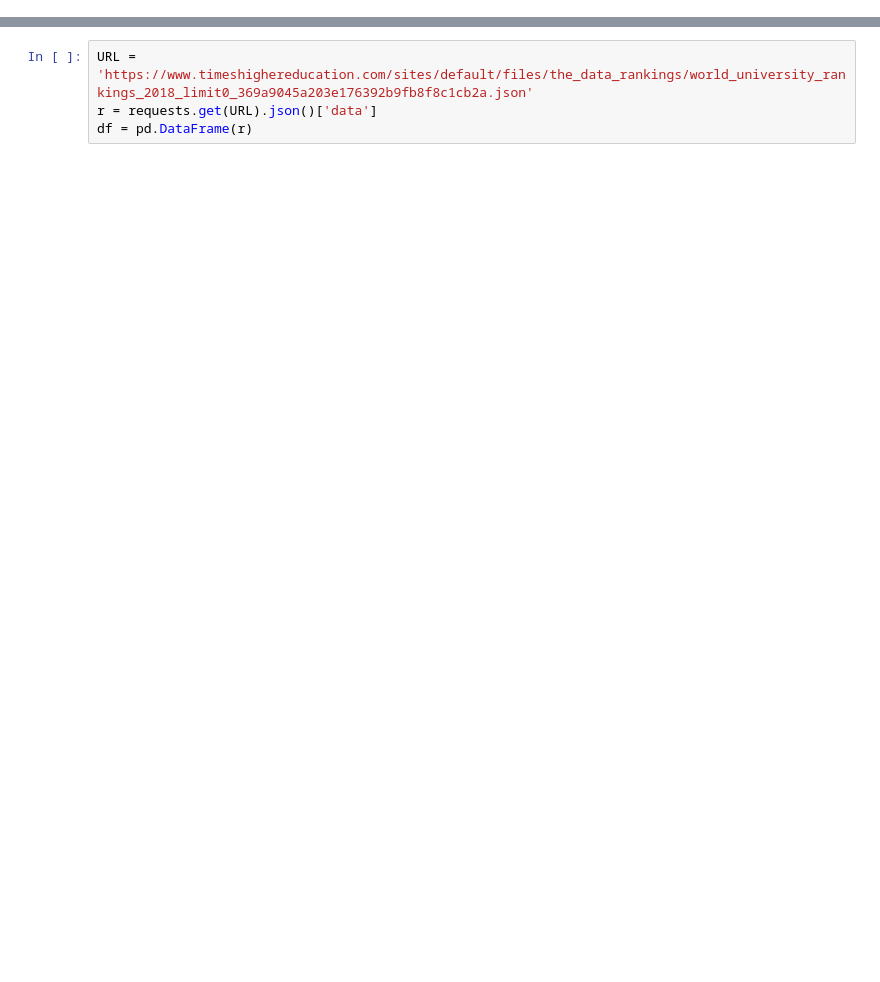
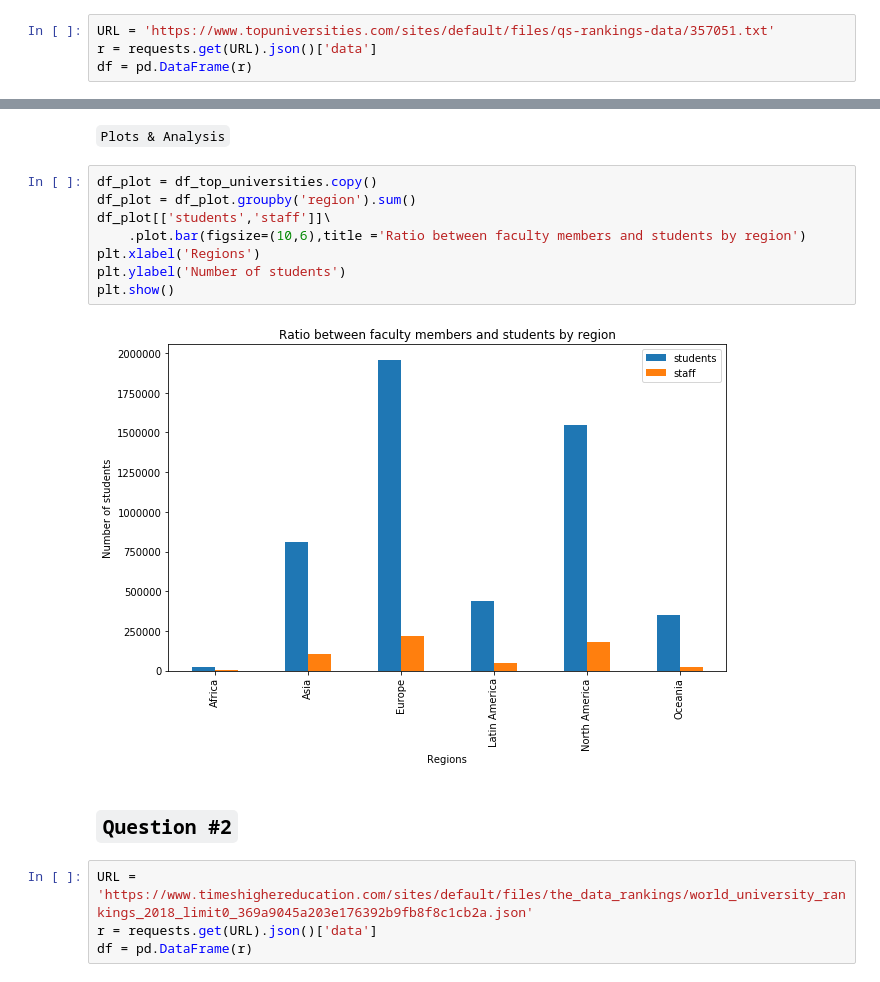
Before and after one commit to oabouzaid/Applied-Data-Analysis, a Jupyter notebook: homework2/task1and2.ipynb, the cells around one changed output, grey strips where cells are left out. Cells and saved outputs as stored; diff of their text form; blank space fills up the shorter version.

```diff
--- a/homework2/task1and2.ipynb
+++ b/homework2/task1and2.ipynb
@@ -8,0 +12,4 @@ import matplotlib.pyplot as plt
+# %%
+URL = 'https://www.topuniversities.com/sites/default/files/qs-rankings-data/357051.txt'
+r = requests.get(URL).json()['data']
+df = pd.DataFrame(r)
@@ -9,3 +151,17 @@ import matplotlib.pyplot as plt
+# %% [markdown]
+`Plots & Analysis`
+# %%
+df_plot = df_top_universities.copy()
+df_plot = df_plot.groupby('region').sum()
+df_plot[['students','staff']]\
+    .plot.bar(figsize=(10,6),title ='Ratio between faculty members and students by region')
+plt.xlabel('Regions')
+plt.ylabel('Number of students')
+plt.show()
+# %% [output]
+[figure, added]
+# %% [markdown]
+## `Question #2`
 # %%
 URL = 'https://www.timeshighereducation.com/sites/default/files/the_data_rankings/world_university_rankings_2018_limit0_369a9045a203e176392b9fb8f8c1cb2a.json'
 r = requests.get(URL).json()['data']
```
Also changed, not shown: parts of 35 cells of this notebook.
